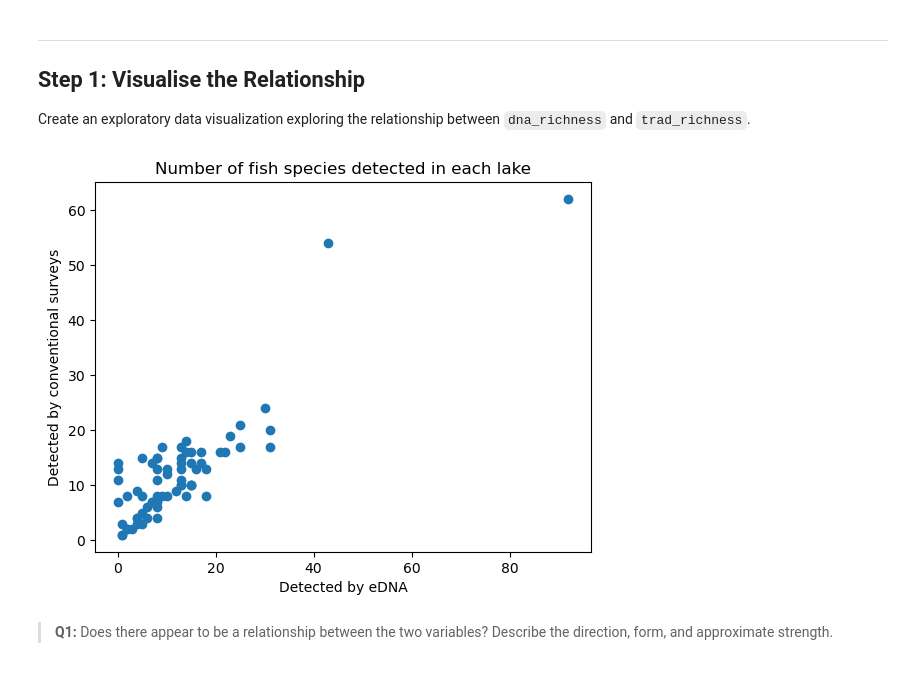
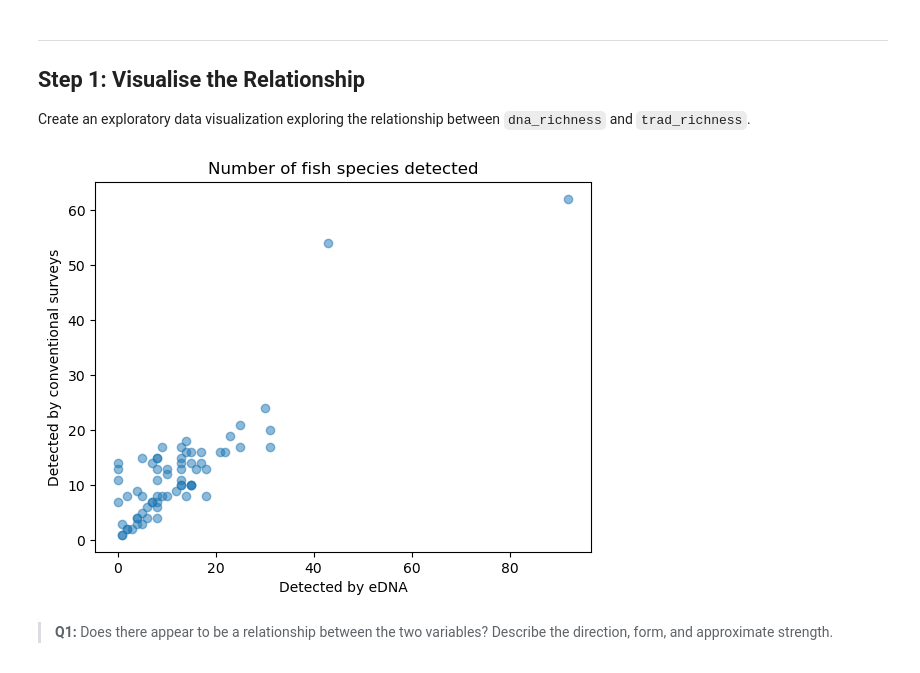
Before and after one commit to kylienewcomer/eds232-assignment-1, a Jupyter notebook: task2/hw1-task2.ipynb, the cells around one changed output. Saved outputs shown, nothing was run; the diff lists cells and outputs as text; code cells hidden in the pictures.

```diff
--- a/task2/hw1-task2.ipynb
+++ b/task2/hw1-task2.ipynb
@@ -62,13 +62,19 @@ df.head()
 
 Create an exploratory data visualization exploring the relationship between `dna_richness` and `trad_richness`.
 # %%
+fig, ax = plt.subplots()
+
+# Define variables
 plt.scatter(df['dna_richness'],df['trad_richness'], alpha = 0.5)
-plt.title("Number of fish species detected in each lake")
+
+# Title and axis labels
+plt.title("Number of fish species detected")
 plt.xlabel("Detected by eDNA")
 plt.ylabel("Detected by conventional surveys")
+
 plt.show()
 # %% [output]
-[figure, old version]
+[figure, new version]
 # %% [markdown]
 > **Q1:** Does there appear to be a relationship between the two variables? Describe the direction, form, and approximate strength.
 # %% [markdown]
```
Also changed, not shown: parts of 6 cells of this notebook, 1 other file.
